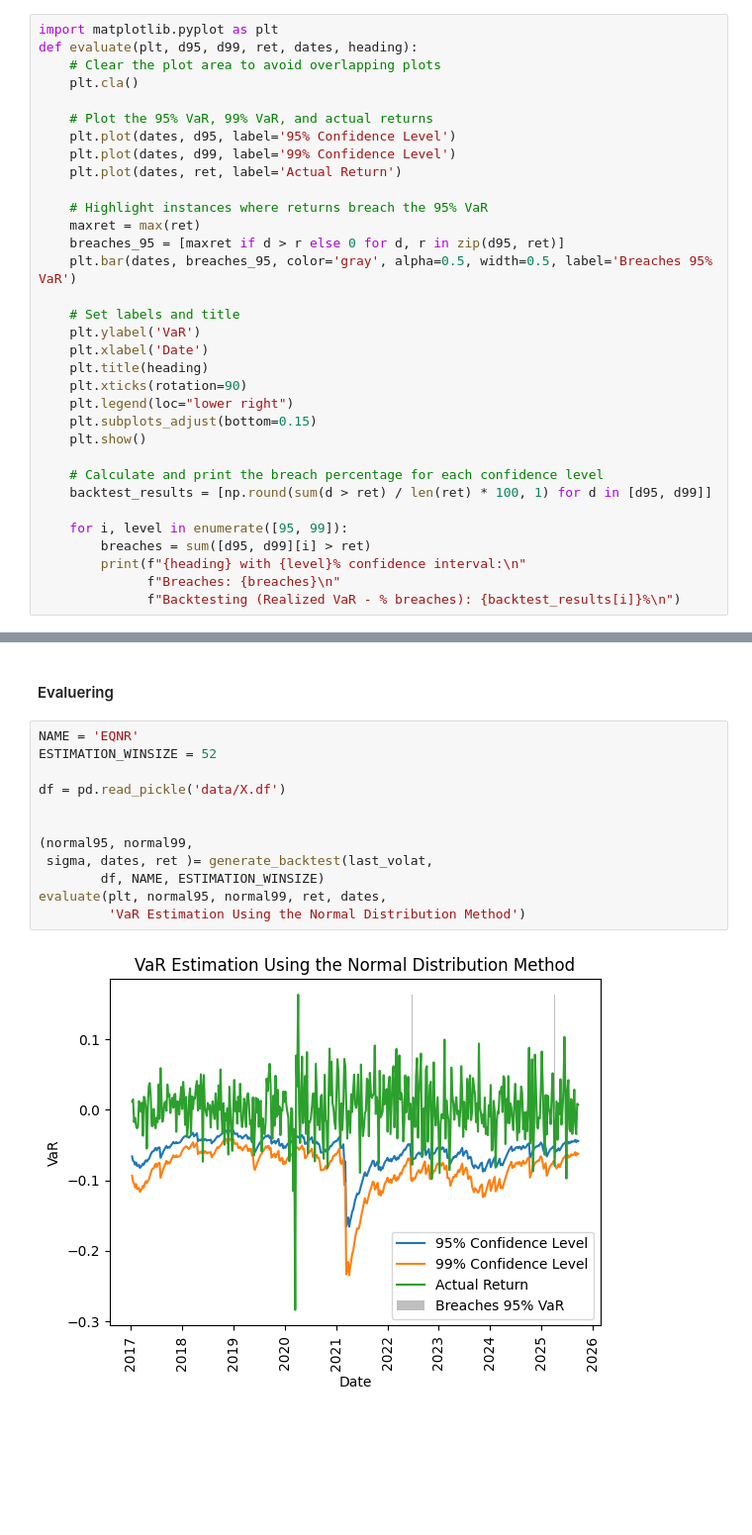
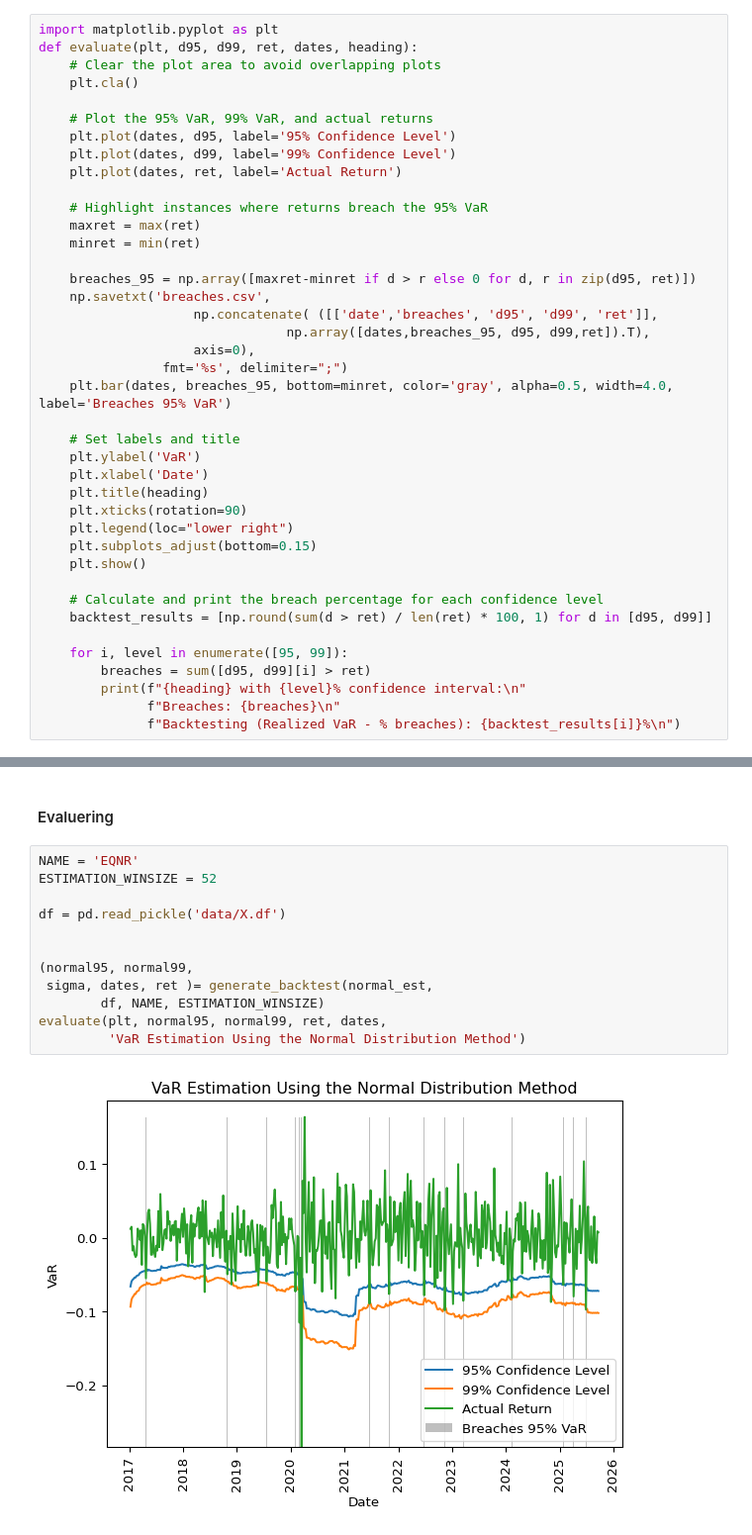
Before and after one commit to uit-sok-3011-h25/uit-sok-3011-h25.github.io, a Jupyter notebook: finans/1-introduksjon.ipynb, the cells around one changed output, grey strips where cells are left out. Shown at 99% size. Cells and saved outputs as stored; diff of their text form; blank space fills up the shorter version.

```diff
--- a/finans/1-introduksjon.ipynb
+++ b/finans/1-introduksjon.ipynb
@@ -360,8 +361,15 @@ def evaluate(plt, d95, d99, ret, dates, heading):
 
     # Highlight instances where returns breach the 95% VaR
     maxret = max(ret)
-    breaches_95 = [maxret if d > r else 0 for d, r in zip(d95, ret)]
-    plt.bar(dates, breaches_95, color='gray', alpha=0.5, width=0.5, label='Breaches 95% VaR')
+    minret = min(ret)
+
+    breaches_95 = np.array([maxret-minret if d > r else 0 for d, r in zip(d95, ret)])
+    np.savetxt('breaches.csv',
+                    np.concatenate( ([['date','breaches', 'd95', 'd99', 'ret']],
+                                np.array([dates,breaches_95, d95, d99,ret]).T),
+                    axis=0),
+                fmt='%s', delimiter=";")
+    plt.bar(dates, breaches_95, bottom=minret, color='gray', alpha=0.5, width=4.0, label='Breaches 95% VaR')
 
     # Set labels and title
     plt.ylabel('VaR')
@@ -409,15 +417,15 @@ def last_volat(x, sigmalist):
 # %%
 NAME = 'EQNR'
 ESTIMATION_WINSIZE = 52
 
 df = pd.read_pickle('data/X.df')
 
 
 (normal95, normal99,
- sigma, dates, ret )= generate_backtest(last_volat,
+ sigma, dates, ret )= generate_backtest(normal_est,
         df, NAME, ESTIMATION_WINSIZE)
 evaluate(plt, normal95, normal99, ret, dates,
          'VaR Estimation Using the Normal Distribution Method')
 # %% [output]
-[figure, old version]
+[figure, new version]
 VaR Estimation Using the Normal Distribution Method with 95% confidence interval:
```
Also changed, not shown: parts of 2 cells of this notebook, 5 other files.
